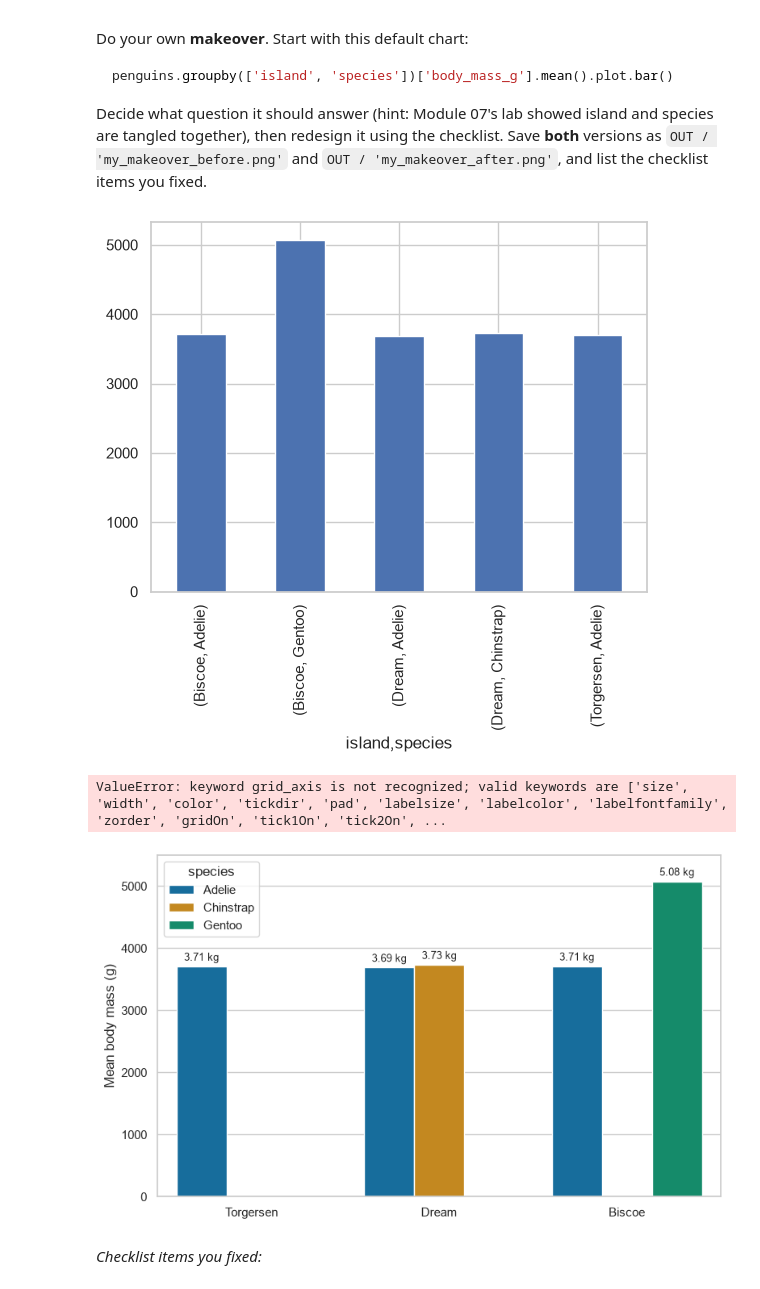
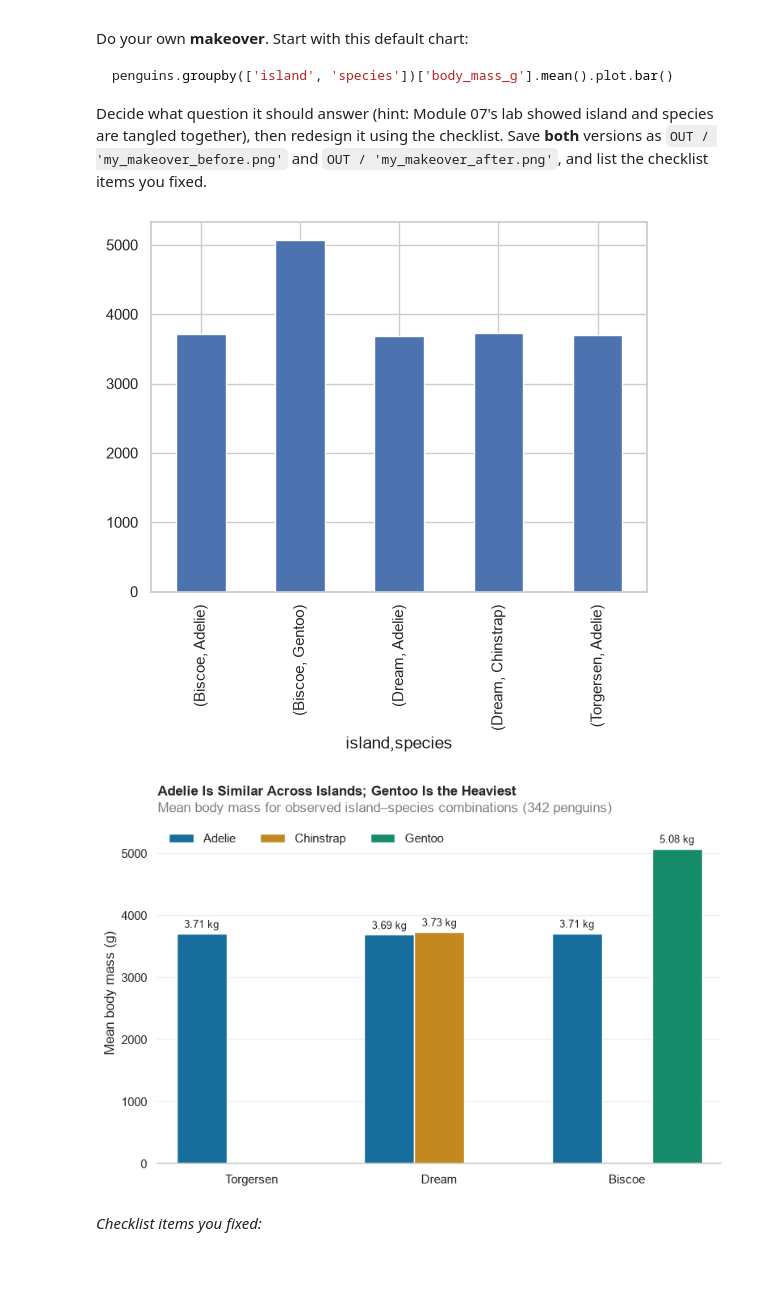
Before and after one commit to ECOKER1226/3603-data-science-coker, a Jupyter notebook: Work/08-Visualizing_Data/05-Choosing_and_Telling.ipynb, the cells around one changed output. Saved outputs shown, nothing was run; the diff lists cells and outputs as text; code cells hidden in the pictures.

```diff
--- a/Work/08-Visualizing_Data/05-Choosing_and_Telling.ipynb
+++ b/Work/08-Visualizing_Data/05-Choosing_and_Telling.ipynb
@@ -326,61 +326,30 @@ Decide what question it should answer (hint: Module 07's lab showed island and s
 # %%
 # Before: default, uninterpretable grouped bar chart
 before_ax = penguins.groupby(['island', 'species'])['body_mass_g'].mean().plot.bar()
 before_ax.figure.savefig(OUT / 'my_makeover_before.png', dpi=150, bbox_inches='tight')
 plt.show()
 
 # After: compare the species measured on each island
 island_order = ['Torgersen', 'Dream', 'Biscoe']
 species_order = ['Adelie', 'Chinstrap', 'Gentoo']
 
 fig, ax = plt.subplots(figsize=(9, 5.5))
 
-sns.barplot(
-    data=penguins,
-    x='island',
-    y='body_mass_g',
-    hue='species',
-    order=island_order,
-    hue_order=species_order,
-    palette=SPECIES_COLORS,
-    errorbar=None,
-    ax=ax
-)
+sns.barplot(data=penguins, x='island', y='body_mass_g', hue='species', order=island_order, hue_order=species_order, palette=SPECIES_COLORS, errorbar=None, ax=ax)
 
 for container in ax.containers:
-    ax.bar_label(
-        container,
-        labels=[f'{value / 1000:.2f} kg' for value in container.datavalues],
-        padding=3,
-        fontsize=9
-    )
+    ax.bar_label(container, labels=[f'{value / 1000:.2f} kg' for value in container.datavalues], padding=3, fontsize=9)
 
-ax.set(
-    ylim=(0, 5500),
-    xlabel='',
-    ylabel='Mean body mass (g)'
-)
+ax.set(ylim=(0, 5500), xlabel='', ylabel='Mean body mass (g)')
 ax.yaxis.grid(alpha=0.3)
 ax.xaxis.grid(False)
-ax.set_title(
-    'Adelie Is Similar Across Islands; Gentoo Is the Heaviest',
-    loc='left',
-    fontweight='bold',
-    pad=24
-)
-ax.text(
-    0,
-    1.03,
-    f'Mean body mass for observed island–species combinations ({len(penguins)} penguins)',
-    transform=ax.transAxes,
-    color='gray'
-)
+ax.set_title('Adelie Is Similar Across Islands; Gentoo Is the Heaviest', loc='left', fontweight='bold',pad=24)
+ax.text(0, 1.03, f'Mean body mass for observed island–species combinations ({len(penguins)} penguins)', transform=ax.transAxes, color='gray')
 ax.legend(title='', frameon=False, ncols=3, loc='upper left')
 ax.spines[['top', 'right', 'left']].set_visible(False)
 
 fig.savefig(OUT / 'my_makeover_after.png', dpi=150, bbox_inches='tight')
 plt.show()
 # %% [output]
 [figure]
-ValueError: keyword grid_axis is not recognized; valid keywords are ['size', 'width', 'color', 'tickdir', 'pad', 'labelsize', 'labelcolor', 'labelfontfamily', 'zorder', 'gridOn', 'tick1On', 'tick2On', ...
-[figure, old version]
+[figure, new version]
```
Also changed, not shown: parts of 3 cells of this notebook.
